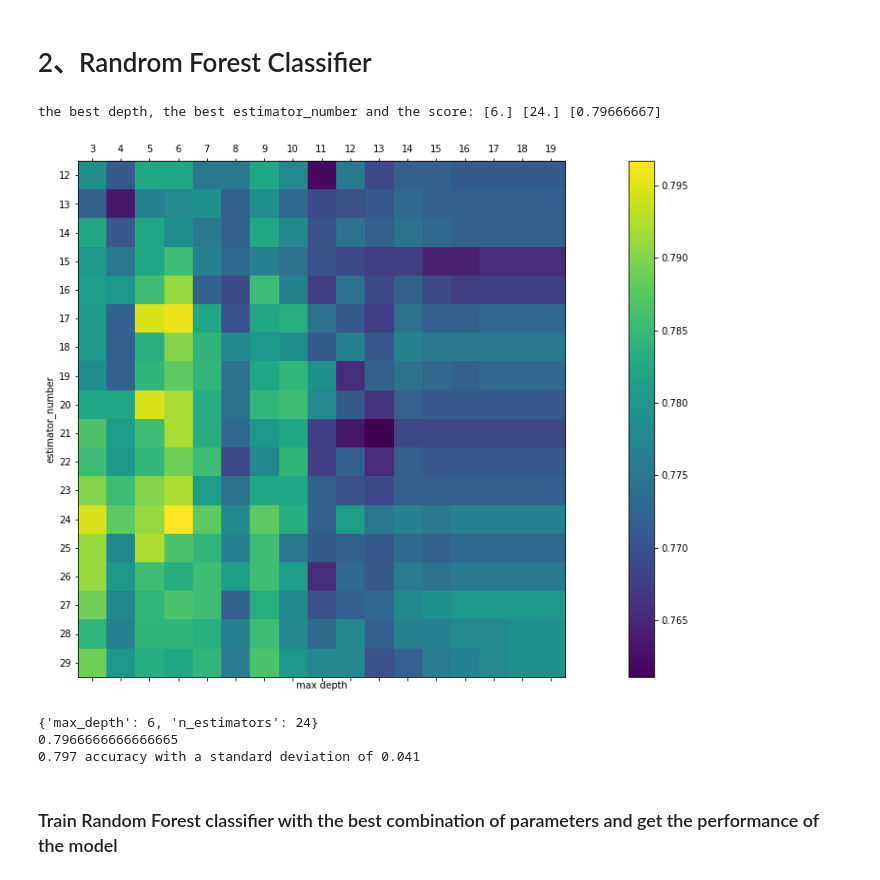
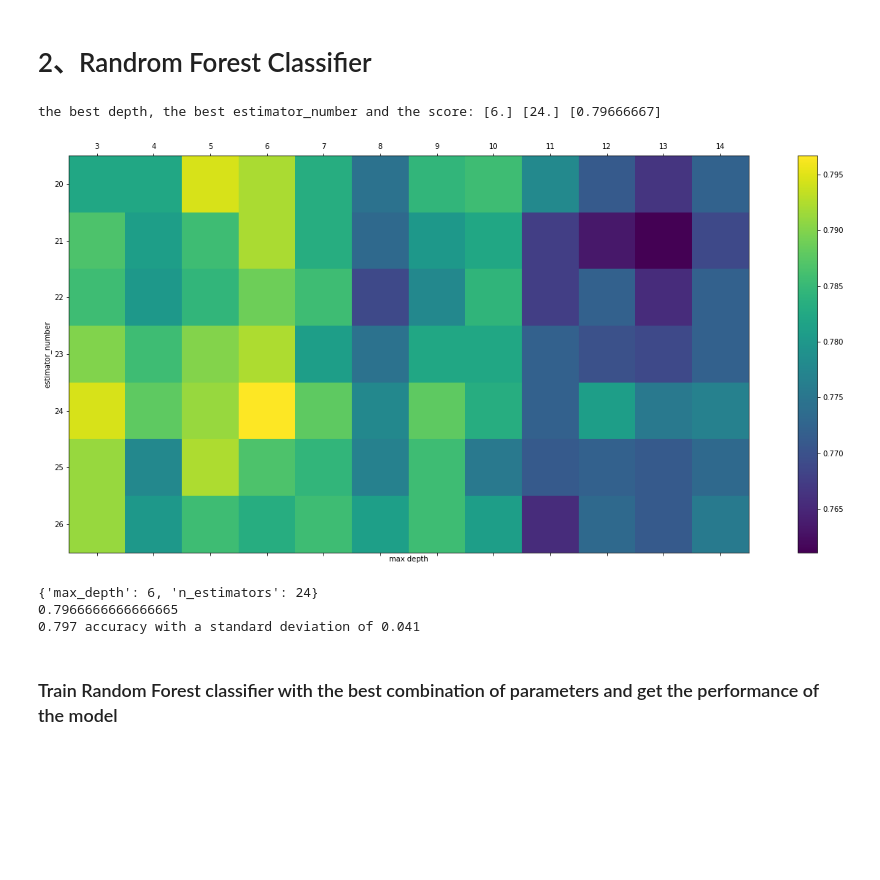
Before and after one commit to HongruiShi/PHAS0077, a Jupyter notebook: Classifier_discussion.ipynb, the cells around one changed output. Cells and saved outputs as stored; diff of their text form; code cells hidden in the pictures; blank space fills up the shorter version.

```diff
--- a/Classifier_discussion.ipynb
+++ b/Classifier_discussion.ipynb
@@ -129,12 +129,6 @@ if __name__=='__main__':
 {'max_depth': 3, 'min_samples_leaf': 3, 'min_samples_split': 8}
 0.821111111111111
 0.821 accuracy with a standard deviation of 0.030
-# %%
-csv_file_discussion = "data/SampleLabel_dis2.csv"
-data= pd.read_csv(csv_file_discussion, index_col=0,low_memory = False)
-
-    # import audio data
-dataset = data.drop(labels=['uri',"timestamp"],axis=1)
 # %%
 from sklearn.model_selection import StratifiedShuffleSplit
 
@@ -244,8 +238,8 @@ plt.show()
 # find the best combination of max_depth and n_estimators
 def finding_parameter(data_x_scaled, data_y, sss):
     # set the range of finding estimator_number and max_depth
-    estimator_number = np.arange(12,30,1)
-    depth = np.arange(3,20,1)
+    estimator_number = np.arange(20,27,1)
+    depth = np.arange(3,15,1)
     ScoreAll=[]
     Scorenum=[]
     Scorenum_array=[]
@@ -281,7 +275,7 @@ from sklearn.model_selection import StratifiedShuffleSplit, GridSearchCV, cross_
 def SearchCV(data_x_scaled, data_y):
     param_grid = {
         'max_depth': np.arange(2, 18),
-        'n_estimators': np.arange(22, 30),
+        'n_estimators': np.arange(20, 30),
         }
     clf_rf = RandomForestClassifier(oob_score=True,criterion='gini',max_features='sqrt',random_state=123)
 
@@ -300,34 +294,34 @@ from sklearn.tree import DecisionTreeClassifier
 
 def RF_Classifier(data_x_scaled, data_y,max_depth,n_estimators,sss):
     rf = RandomForestClassifier(n_estimators=n_estimators, max_depth=max_depth,\
-                                      random_state=123,oob_score=True,criterion='gini',max_features='sqrt')
+                                      random_state=123,criterion='gini',max_features='sqrt',n_jobs=-1)
     score_rf = cross_val_score(rf, data_x_scaled, data_y, cv=sss)
     print("%0.3f accuracy with a standard deviation of %0.3f" % (score_rf.mean(), score_rf.std()))
     return rf
 # %%
 # find the best combination of parameters and analyse the effect of different parameters on mean score
 if __name__=='__main__':
     # read audio file
-    csv_file_discussion = "data/SampleLabel_dis2.csv"
+    csv_file_discussion = "data/Sample_discussion.csv"
     data= pd.read_csv(csv_file_discussion, index_col=0,low_memory = False)
 
     # import audio data
 
     dataset = data.drop(labels=['uri',"timestamp"],axis=1)
     labels = ['Laughter','ContinBellyLaugh','ContinLaughter','ContinGiggle',\
         'ContinCheering','ContinApplause','ContinExcitingMusic']
     data_x_scaled, data_y  = import_data(dataset)
 
     # shuffle split the dataset
     sss = shufflesplit_data(data_x_scaled, data_y)
     finding_parameter(data_x_scaled, data_y, sss)
     max_depth, n_estimators = SearchCV(data_x_scaled, data_y)
 
     # train model and get the mean score of test dataset
     rf= RF_Classifier(data_x_scaled,data_y,max_depth,n_estimators,sss)
 # %% [output]
 the best depth, the best estimator_number and the score: [6.] [24.] [0.79666667]
-[figure, old version]
+[figure, new version]
 {'max_depth': 6, 'n_estimators': 24}
 0.7966666666666665
 0.797 accuracy with a standard deviation of 0.041
```
Also changed, not shown: 1 other file.
